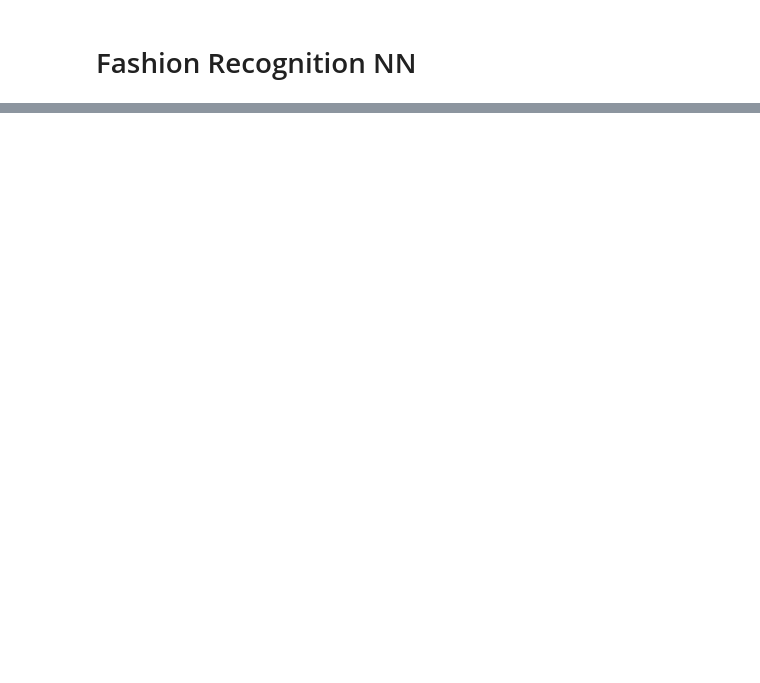
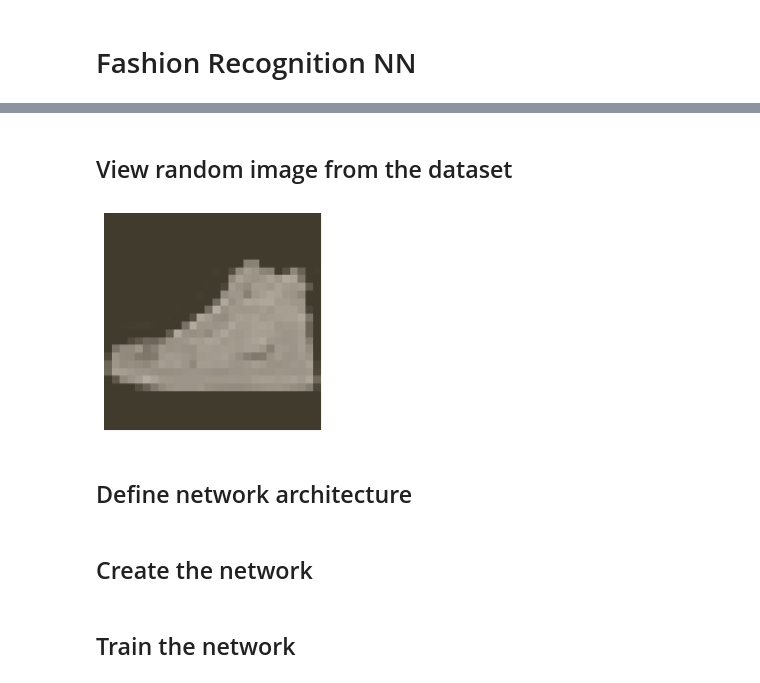
Before and after one commit to denrasulev/pytorch-sc, a Jupyter notebook: Fashion.ipynb, the cells around one changed output, grey strips where cells are left out. Cells and saved outputs as stored; diff of their text form; code cells hidden in the pictures; blank space fills up the shorter version.

Commit message:
Update code for Fashion notebook

```diff
--- a/Fashion.ipynb
+++ b/Fashion.ipynb
@@ -32,0 +19,12 @@ ModuleNotFoundError: No module named 'halper'
+# %%
+# Define a transform to normalize the data
+transform = transforms.Compose([transforms.ToTensor(),
+                                transforms.Normalize((0.5, 0.5, 0.5), (0.5, 0.5, 0.5))])
+
+# Download and load the training data
+trainset = datasets.FashionMNIST('~/.pytorch/F_MNIST_data/', download=True, train=True, transform=transform)
+trainloader = torch.utils.data.DataLoader(trainset, batch_size=64, shuffle=True)
+
+# Download and load the test data
+testset = datasets.FashionMNIST('~/.pytorch/F_MNIST_data/', download=True, train=False, transform=transform)
+testloader = torch.utils.data.DataLoader(testset, batch_size=64, shuffle=True)
@@ -32,0 +38,9 @@ ModuleNotFoundError: No module named 'halper'
+# %% [markdown]
+## View random image from the dataset
+# %%
+image, label = next(iter(trainloader))
+halper.imshow(image[0,:]);
+# %% [output]
+[figure, added]
+# %% [markdown]
+## Define network architecture
@@ -32,0 +61,2 @@ ModuleNotFoundError: No module named 'halper'
+# %% [markdown]
+## Create the network
@@ -32,0 +70,2 @@ ModuleNotFoundError: No module named 'halper'
+# %% [markdown]
+## Train the network
```
Also changed, not shown: parts of 12 cells of this notebook.
